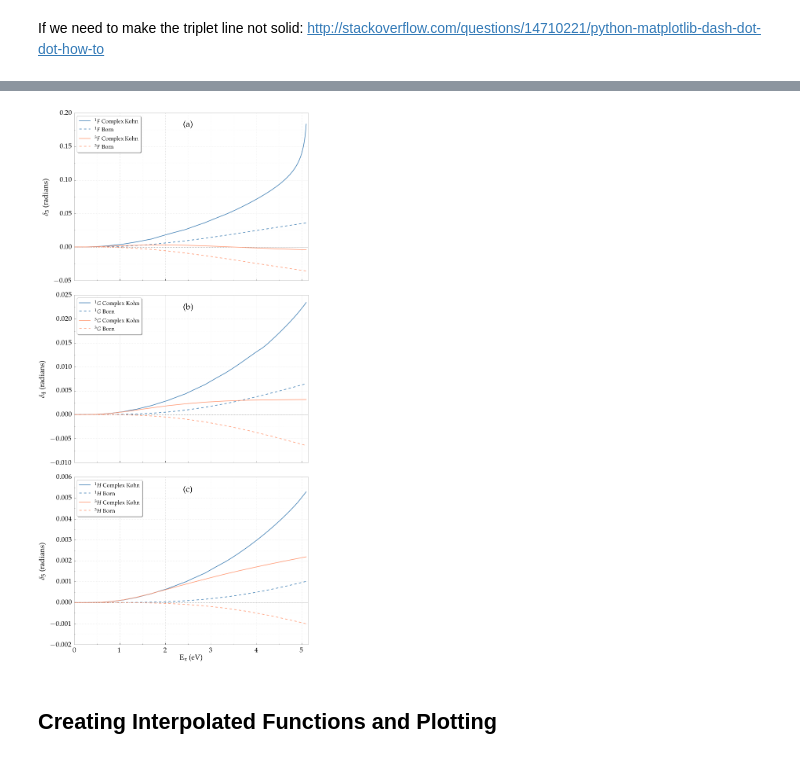
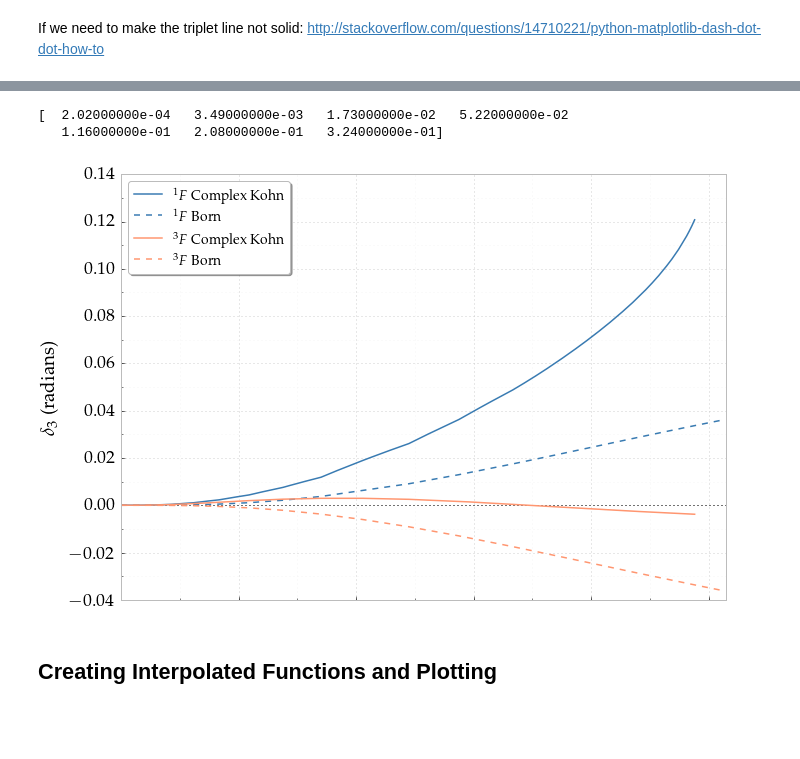
Before and after one commit to DentonW/Papers, a Jupyter notebook: PRA PsH/IPython/Paper Images.ipynb, the cells around one changed output, grey strips where cells are left out. Cells and saved outputs as stored; diff of their text form; code cells hidden in the pictures; blank space fills up the shorter version.

Commit message:
- Removed G-wave and H-wave

```diff
--- a/PRA PsH/IPython/Paper Images.ipynb
+++ b/PRA PsH/IPython/Paper Images.ipynb
@@ -159,6 +168,19 @@ Loading singlet phase shifts
 Halfway through loading singlet phase shifts
 Loading triplet phase shifts
 Halfway through loading triplet phase shifts
+# %%
+# Singlet
+kappa1D = np.concatenate((kappa1D1[kappa1D1<0.3],kappa1D2[kappa1D2>=0.3]))
+E1D = np.concatenate((E1D1[kappa1D1<0.3],E1D2[kappa1D2>=0.3]))
+phase1D = np.concatenate((phase1D1[kappa1D1<0.3],phase1D2[kappa1D2>=0.3]))
+cross1D = np.concatenate((cross1D1[kappa1D1<0.3],cross1D2[kappa1D2>=0.3]))
+sls1D = np.concatenate((sls1D1[kappa1D1<0.3],sls1D2[kappa1D2>=0.3]))
+# Triplet
+kappa3D = np.concatenate((kappa3D1[kappa3D1<0.3],kappa3D2[kappa3D2>=0.3]))
+E3D = np.concatenate((E3D1[kappa3D1<0.3],E3D2[kappa3D2>=0.3]))
+phase3D = np.concatenate((phase3D1[kappa3D1<0.3],phase3D2[kappa3D2>=0.3]))
+cross3D = np.concatenate((cross3D1[kappa3D1<0.3],cross3D2[kappa3D2>=0.3]))
+sls3D = np.concatenate((sls3D1[kappa3D1<0.3],sls3D2[kappa3D2>=0.3]))
 # %% [markdown]
 For the higher partial waves, the very low $\kappa$ runs fail, because the phase shifts are very nearly 0.
 # %%
@@ -195,5 +217,6 @@ def AddHighKappa(kappa, energy, phase, cross, sls=None):
     sls = np.append(sls, sls[np.size(sls)-1])
     return [kappa, energy, phase, cross, sls]
 
-kappa3D, E3D, phase3D, cross3D, sls3D = AddHighKappa(kappa3D, E3D, phase3D, cross3D, sls3D)
-kappa1F, E1F, phase1F, cross1F, sls1F = AddHighKappa(kappa1F, E1F, phase1F, cross1F, sls1F)
+#kappa1D, E1D, phase1D, cross1D, sls1D = AddHighKappa(kappa1D, E1D, phase1D, cross1D, sls1D)
+#kappa3D, E3D, phase3D, cross3D, sls3D = AddHighKappa(kappa3D, E3D, phase3D, cross3D, sls3D)
+#kappa1F, E1F, phase1F, cross1F, sls1F = AddHighKappa(kappa1F, E1F, phase1F, cross1F, sls1F)
@@ -291,6 +321,8 @@ df[:3]
 | 1 | 0.0002 | 2.721139e-07 | 75.016435 | -0.000866 | 8.905637e-09 | 1.722947e-08 | 7.472345e-10 | 1.932918e-08 | 7.841739e-12 | 2.366694e-09 | ... | ... |
 | 2 | 0.0003 | 6.122562e-07 | 75.016400 | -0.001299 | 1.335845e-08 | 2.584420e-08 | 1.120852e-09 | 2.899377e-08 | 1.176261e-11 | 3.550042e-09 | ... | ... |
 3 rows × 26 columns
+# %%
+df = df[df['Kappa'] < np.max(kappa1D)]
 # %%
 # If we want to make a LaTeX table out of this (huge in this example)
 #df.to_latex()
@@ -472,0 +505,6 @@ pyplot.show()
+# %%
+WaltersK = np.array([0.1, 0.2, 0.3, 0.4, 0.5, 0.6, 0.7])
+print Walters1D
+# %% [output]
+[  2.02000000e-04   3.49000000e-03   1.73000000e-02   5.22000000e-02
+   1.16000000e-01   2.08000000e-01   3.24000000e-01]
@@ -473,63 +514,30 @@ pyplot.show()
 # %%
-fig = pyplot.figure(figsize=(10, 6.7*3))
+#fig = pyplot.figure(figsize=(10, 6.7*3))
 
 # F-Wave
-pyplot.subplot(3, 1, 1)
+#pyplot.subplot(3, 1, 1)
 pyplot.axhline(y=0, color='black', ls='dotted', lw=1)
 #df.plot(x='E', y='Phase1F', marker='.', markersize=0.01, label='$^1F$ Complex Kohn', color=singletcolor)
 pyplot.plot(df['E'], df['Phase1F'], marker='.', markersize=0.01, label='$^1F$ Complex Kohn', color=singletcolor)
 pyplot.plot(E1F, sls1F, '--', marker='o', markersize=0.01, label='$^1F$ Born', color=singletcolor)
 #df.plot(x='E', y='Phase3F', marker='.', markersize=0.01, label='$^3F$ Complex Kohn', color=tripletcolor)
 pyplot.plot(df['E'], df['Phase3F'], marker='.', markersize=0.01, label='$^3F$ Complex Kohn', color=tripletcolor)
 pyplot.plot(E3F, sls3F, '--', marker='o', markersize=0.01, label='$^3F$ Born', color=tripletcolor)
 #pyplot.xlabel(r"$\rm{E}\: (eV)$")
 ax = plt.gca()
 ax.set_xticklabels([])
-ax.text(2.4, 0.18, '(a)', fontsize=22)
+#ax.text(2.4, 0.18, '(a)', fontsize=22)
 pyplot.ylabel(r"$\delta_3$ (radians)")
-pyplot.xlim([0,5.15])
-pyplot.legend()
-FixPlot(plt)
-
-# G-Wave
-pyplot.subplot(3, 1, 2)
-pyplot.axhline(y=0, color='black', ls='dotted', lw=1)
-#df.plot(x='E', y='Phase1G', marker='.', markersize=0.01, label='$^1G$ Complex Kohn', color=singletcolor)
-pyplot.plot(df['E'], df['Phase1G'], marker='.', markersize=0.01, label='$^1G$ Complex Kohn', color=singletcolor)
-pyplot.plot(E1G, sls1G, '--', marker='o', markersize=0.01, label='$^1G$ Born', color=singletcolor)
-#df.plot(x='E', y='Phase3G', marker='.', markersize=0.01, label='$^3G$ Complex Kohn', color=tripletcolor)
-pyplot.plot(df['E'], df['Phase3G'], marker='.', markersize=0.01, label='$^3G$ Complex Kohn', color=tripletcolor)
-pyplot.plot(E3G, sls3G, '--', marker='o', markersize=0.01, label='$^3G$ Born', color=tripletcolor)
-#pyplot.xlabel(r"$\rm{E}\: (eV)$")
-ax = plt.gca()
-ax.set_xticklabels([])
-ax.text(2.4, 0.022, '(b)', fontsize=22)
-pyplot.ylabel(r"$\delta_4$ (radians)")
-pyplot.xlim([0,5.15])
-pyplot.legend()
-FixPlot(plt)
-
-# H-Wave
-pyplot.subplot(3, 1, 3)
-pyplot.axhline(y=0, color='black', ls='dotted', lw=1)
-df.plot(x='E', y='Phase1H', marker='.', markersize=0.01, label='$^1H$ Complex Kohn', color=singletcolor)
-pyplot.plot(E1H, sls1H, '--', marker='o', markersize=0.01, label='$^1H$ Born', color=singletcolor)
-df.plot(x='E', y='Phase3H', marker='.', markersize=0.01, label='$^3H$ Complex Kohn', color=tripletcolor)
-pyplot.plot(E3H, sls3H, '--', marker='o', markersize=0.01, label='$^3H$ Born', color=tripletcolor)
-pyplot.xlabel(r"${\rm{E}}_{\kappa}$ (eV)")
-pyplot.ylabel(r"$\delta_5$ (radians)")
-ax = plt.gca()
-ax.text(2.4, 0.0053, '(c)', fontsize=22)
 pyplot.xlim([0,5.15])
 pyplot.legend()
 FixPlot(plt)
 
 plt.tight_layout()
 
-pyplot.savefig("fgh-wave-phases.pdf", bbox_inches='tight')
+pyplot.savefig("fwave-phases.pdf", bbox_inches='tight')
 pyplot.show()
 # %% [output]
-[figure, old version]
+[figure, new version]
 # %% [markdown]
 ## Creating Interpolated Functions and Plotting
 # %% [markdown]
```
Also changed, not shown: parts of 26 cells of this notebook, 1 other file.
